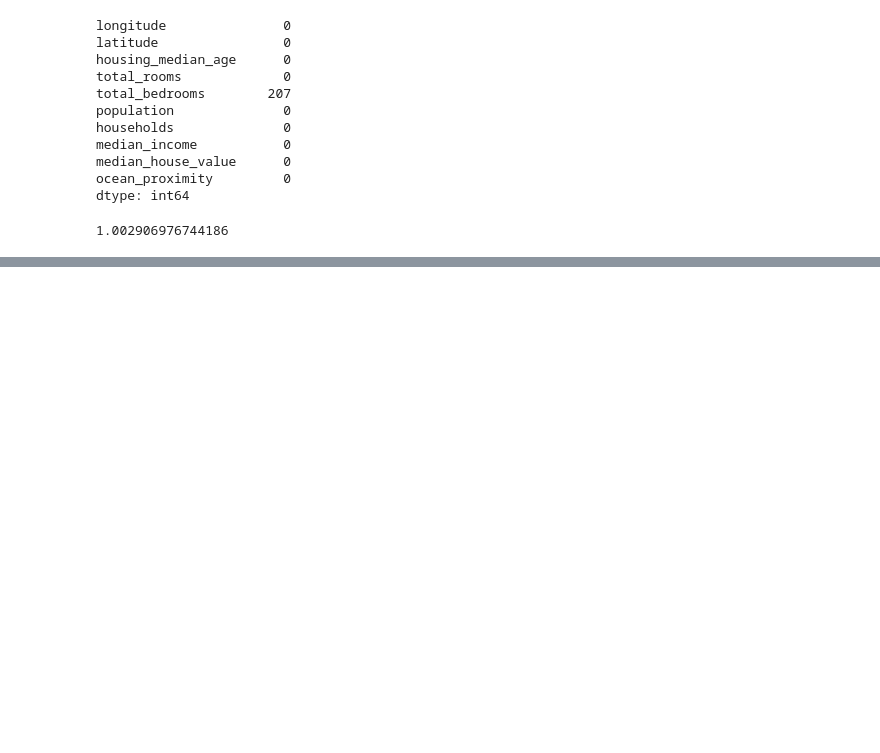
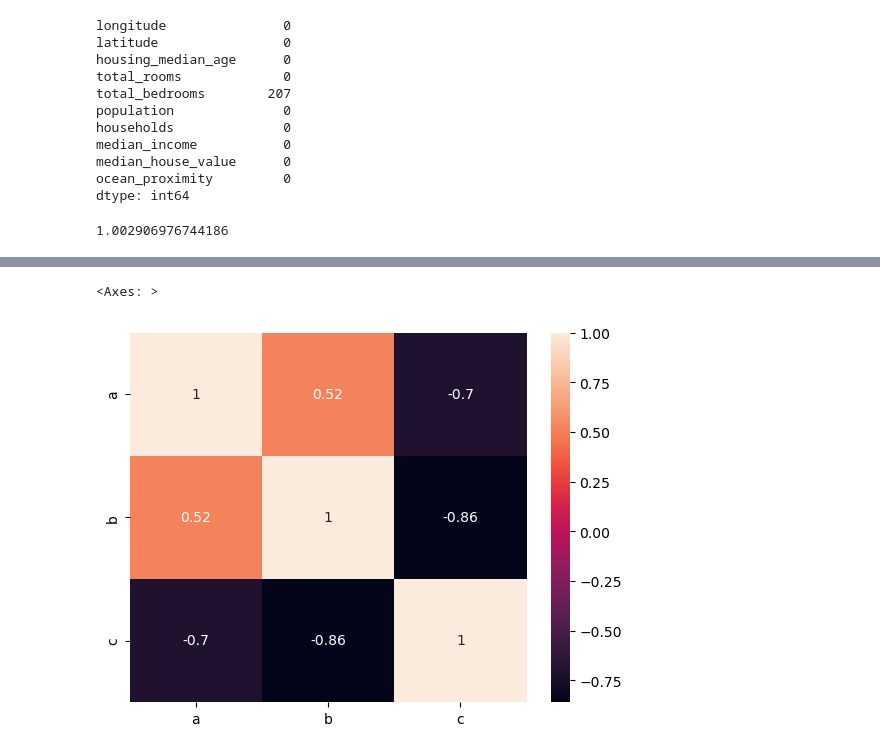
Before and after one commit to nishags83g/my-ai-learning, a Jupyter notebook: mylearnings.ipynb, the cells around one changed output, grey strips where cells are left out. Drawn from its saved outputs; the diff is of its cells as text; code cells hidden in the pictures; blank space fills up the shorter version.

```diff
--- a/mylearnings.ipynb
+++ b/mylearnings.ipynb
@@ -86,0 +129,9 @@ caHousing_copy=caHousing.copy()
+# %%
+#Correlation Matrix Implementation in Python
+data = {'a':[45,37,42,35,39],
+        'b':[38,31,26,28,33],
+        'c':[10,15,17,21,12]}
+#Creating a dataframe from a dictionary
+df=pd.DataFrame(data,columns=['a','b','c'])
+#Creating a correlation matrix
+corrMatrix = df.corr()
@@ -86,0 +145,6 @@ caHousing_copy=caHousing.copy()
+# %%
+#Create a heatmap from the correlation matrix
+sns.heatmap(corrMatrix,annot=True)
+# %% [output]
+<Axes: >
+[figure, added]
```
Also changed, not shown: parts of 5 cells of this notebook.
